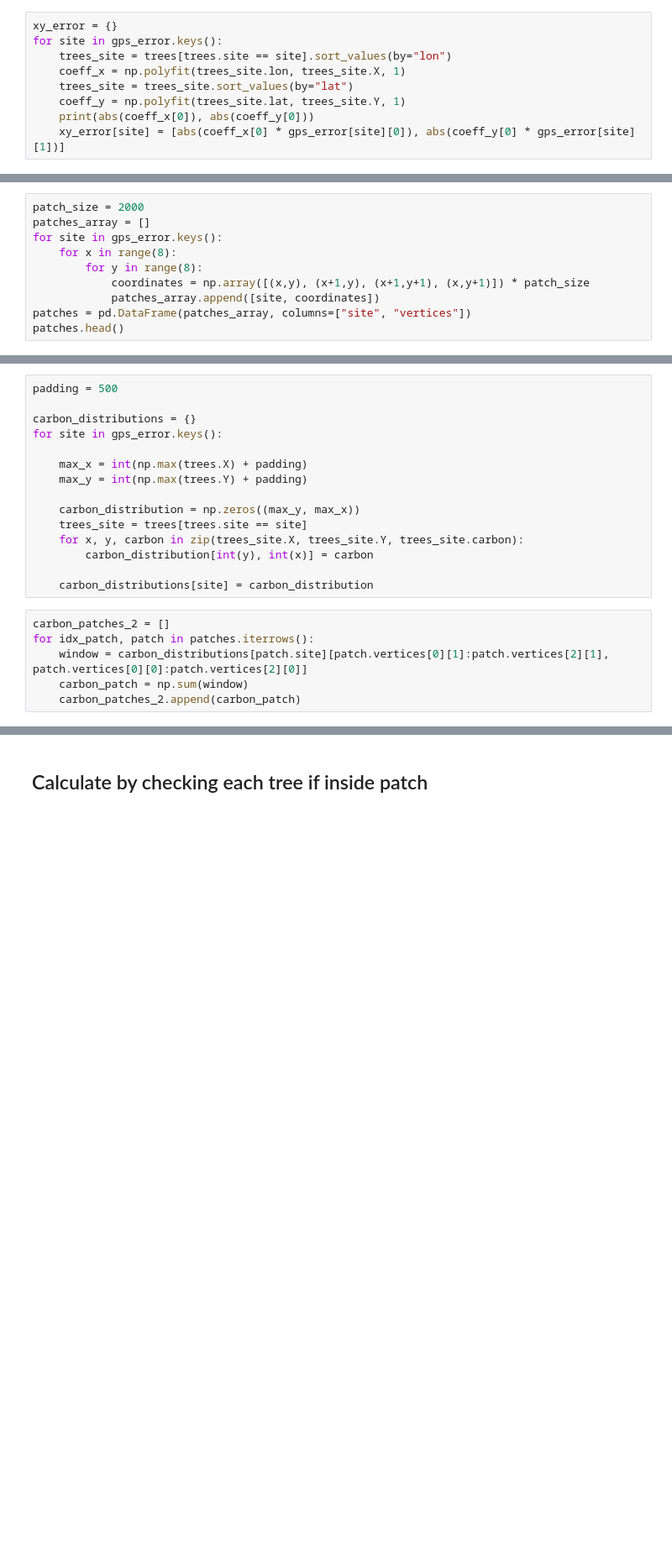
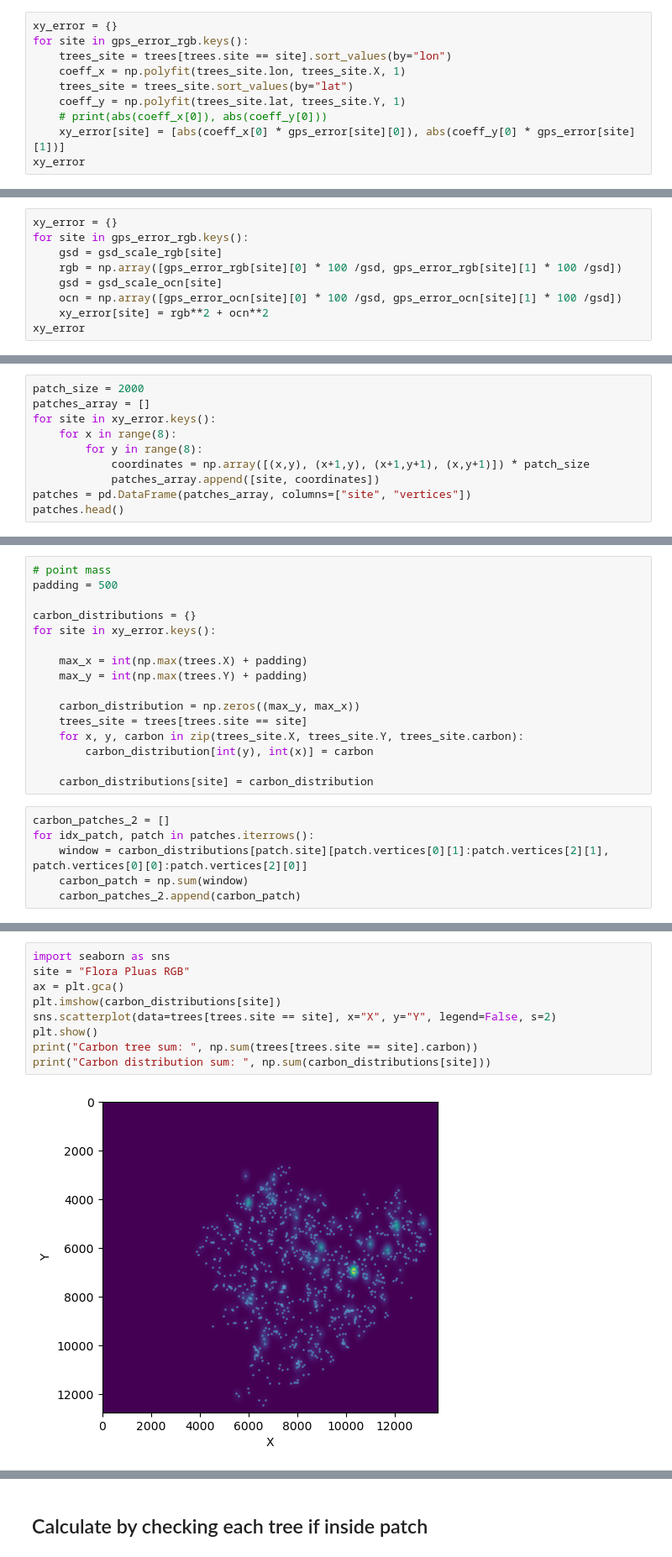
Before and after one commit to TimEngelmann/ai4est, a Jupyter notebook: exploration/estimate_carbon_exploration.ipynb, the cells around one changed output, grey strips where cells are left out. Shown at 84% size. Cells and saved outputs as stored; diff of their text form; blank space fills up the shorter version.

Commit message:
Adapted function to account for gps error

```diff
--- a/exploration/estimate_carbon_exploration.ipynb
+++ b/exploration/estimate_carbon_exploration.ipynb
@@ -39,11 +61,12 @@ Coeff:  [1.05830303e+07 8.42164649e+08]
 [figure]
 # %%
 xy_error = {}
-for site in gps_error.keys():
+for site in gps_error_rgb.keys():
     trees_site = trees[trees.site == site].sort_values(by="lon")
     coeff_x = np.polyfit(trees_site.lon, trees_site.X, 1)
     trees_site = trees_site.sort_values(by="lat")
     coeff_y = np.polyfit(trees_site.lat, trees_site.Y, 1)
-    print(abs(coeff_x[0]), abs(coeff_y[0]))
+    # print(abs(coeff_x[0]), abs(coeff_y[0]))
     xy_error[site] = [abs(coeff_x[0] * gps_error[site][0]), abs(coeff_y[0] * gps_error[site][1])]
+xy_error
 # %% [output]
@@ -64,0 +81,9 @@ xy_error
+# %%
+xy_error = {}
+for site in gps_error_rgb.keys():
+    gsd = gsd_scale_rgb[site]
+    rgb = np.array([gps_error_rgb[site][0] * 100 /gsd, gps_error_rgb[site][1] * 100 /gsd])
+    gsd = gsd_scale_ocn[site]
+    ocn = np.array([gps_error_ocn[site][0] * 100 /gsd, gps_error_ocn[site][1] * 100 /gsd])
+    xy_error[site] = rgb**2 + ocn**2
+xy_error
@@ -65,7 +99,7 @@ xy_error
 # %%
 patch_size = 2000
 patches_array = []
-for site in gps_error.keys():
+for site in xy_error.keys():
     for x in range(8):
         for y in range(8):
             coordinates = np.array([(x,y), (x+1,y), (x+1,y+1), (x,y+1)]) * patch_size
@@ -82,10 +116,11 @@ patches.head()
 # %% [markdown]
 ## Calculate by summing over numpy carbon distribution
 # %%
+# point mass
 padding = 500
 
 carbon_distributions = {}
-for site in gps_error.keys():
+for site in xy_error.keys():
 
     max_x = int(np.max(trees.X) + padding)
     max_y = int(np.max(trees.Y) + padding)
@@ -104,0 +181,11 @@ for idx_patch, patch in patches.iterrows():
+# %%
+import seaborn as sns
+site = "Flora Pluas RGB"
+ax = plt.gca()
+plt.imshow(carbon_distributions[site])
+sns.scatterplot(data=trees[trees.site == site], x="X", y="Y", legend=False, s=2)
+plt.show()
+print("Carbon tree sum: ", np.sum(trees[trees.site == site].carbon))
+print("Carbon distribution sum: ", np.sum(carbon_distributions[site]))
+# %% [output]
+[figure, added]
```
Also changed, not shown: parts of 15 cells of this notebook, 3 other files.
